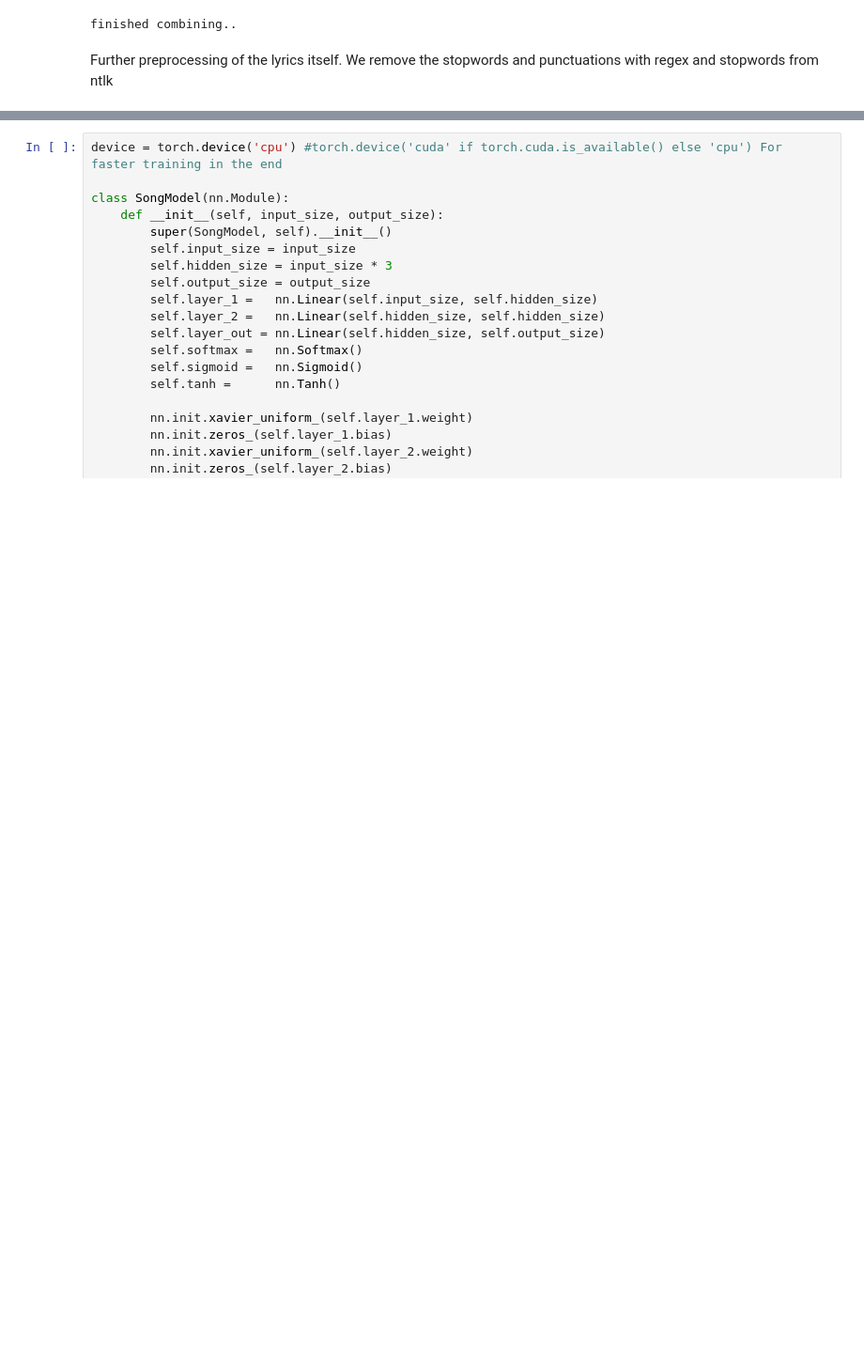
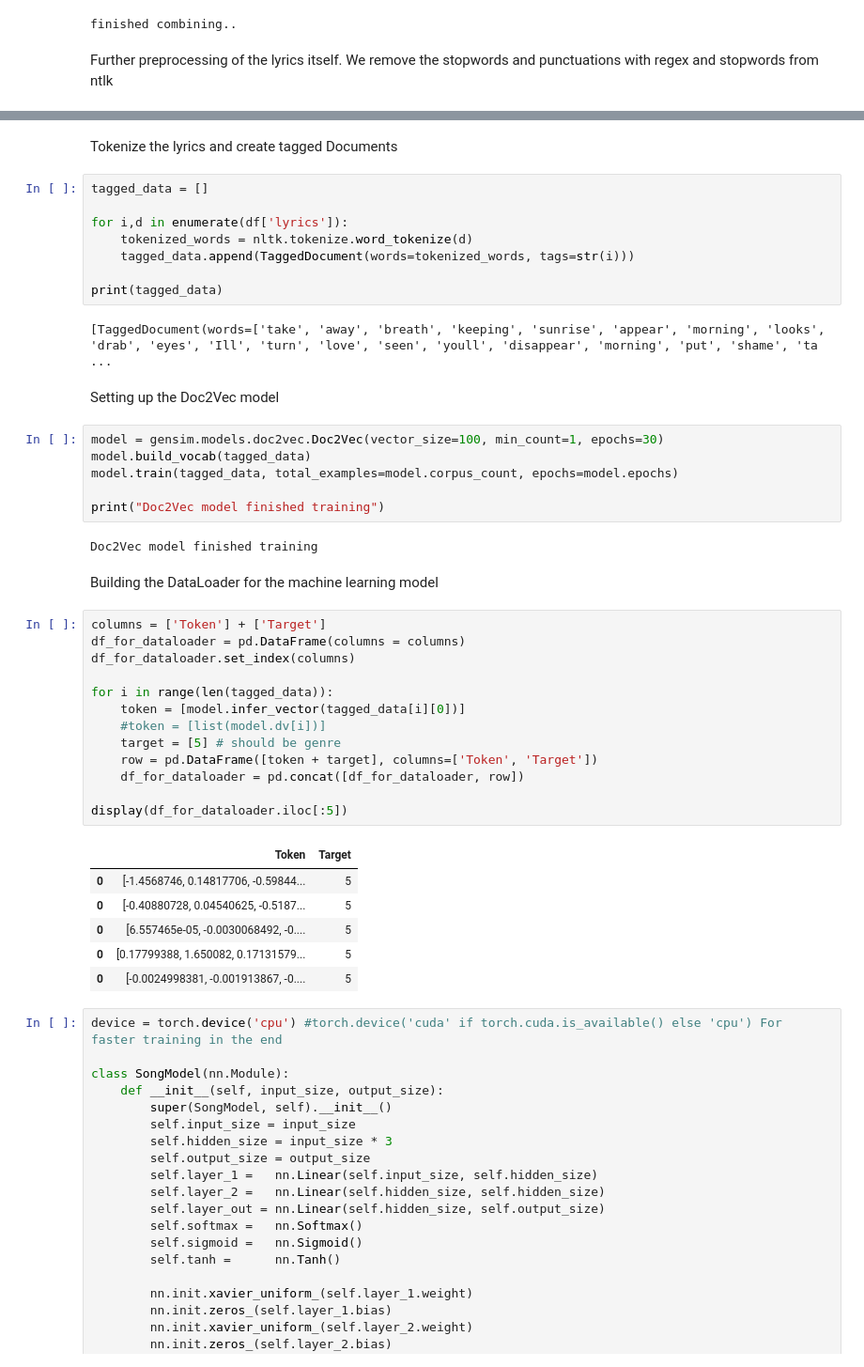
Before and after one commit to Magreken/air-song-genre, a Jupyter notebook: air_song_genre.ipynb, the cells around one changed output, grey strips where cells are left out. Shown at 94% size. Drawn from its saved outputs; the diff is of its cells as text; blank space fills up the shorter version.

Commit message:
Update air_song_genre.ipynb
started implementing doc2vec model

```diff
--- a/air_song_genre.ipynb
+++ b/air_song_genre.ipynb
@@ -90,6 +94,50 @@ that I'm free, free to be me.
 Maybe Ill find   way   line
  Im free free
 Black night   long way  home
+# %% [markdown]
+Tokenize the lyrics and create tagged Documents
+# %%
+tagged_data = []
+
+for i,d in enumerate(df['lyrics']):
+    tokenized_words = nltk.tokenize.word_tokenize(d)
+    tagged_data.append(TaggedDocument(words=tokenized_words, tags=str(i)))
+
+print(tagged_data)
+# %% [output]
+[TaggedDocument(words=['take', 'away', 'breath', 'keeping', 'sunrise', 'appear', 'morning', 'looks', 'drab', 'eyes', 'Ill', 'turn', 'love', 'seen', 'youll', 'disappear', 'morning', 'put', 'shame', 'ta ...
+# %% [markdown]
+Setting up the Doc2Vec model
+# %%
+model = gensim.models.doc2vec.Doc2Vec(vector_size=100, min_count=1, epochs=30)
+model.build_vocab(tagged_data)
+model.train(tagged_data, total_examples=model.corpus_count, epochs=model.epochs)
+
+print("Doc2Vec model finished training")
+# %% [output]
+Doc2Vec model finished training
+# %% [markdown]
+Building the DataLoader for the machine learning model
+# %%
+columns = ['Token'] + ['Target']
+df_for_dataloader = pd.DataFrame(columns = columns)
+df_for_dataloader.set_index(columns)
+
+for i in range(len(tagged_data)):
+    token = [model.infer_vector(tagged_data[i][0])]
+    #token = [list(model.dv[i])]
+    target = [5] # should be genre
+    row = pd.DataFrame([token + target], columns=['Token', 'Target'])
+    df_for_dataloader = pd.concat([df_for_dataloader, row])
+
+display(df_for_dataloader.iloc[:5])
+# %% [output]
+|  | Token | Target |
+| 0 | [-1.4568746, 0.14817706, -0.59844... | 5 |
+| 0 | [-0.40880728, 0.04540625, -0.5187... | 5 |
+| 0 | [6.557465e-05, -0.0030068492, -0.... | 5 |
+| 0 | [0.17799388, 1.650082, 0.17131579... | 5 |
+| 0 | [-0.0024998381, -0.001913867, -0.... | 5 |
 # %%
 device = torch.device('cpu') #torch.device('cuda' if torch.cuda.is_available() else 'cpu') For faster training in the end
 
```
Also changed, not shown: parts of 3 cells of this notebook.
